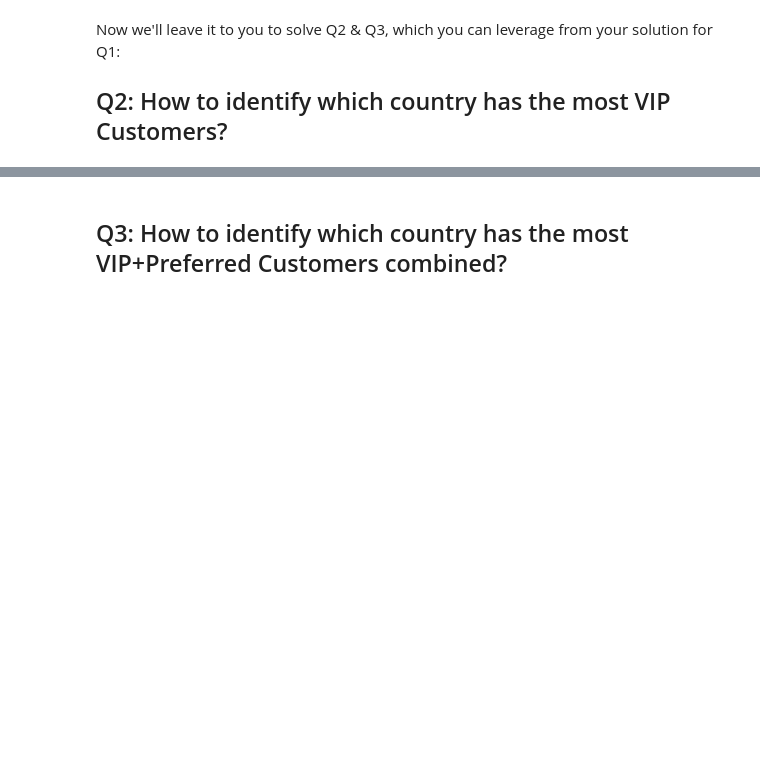
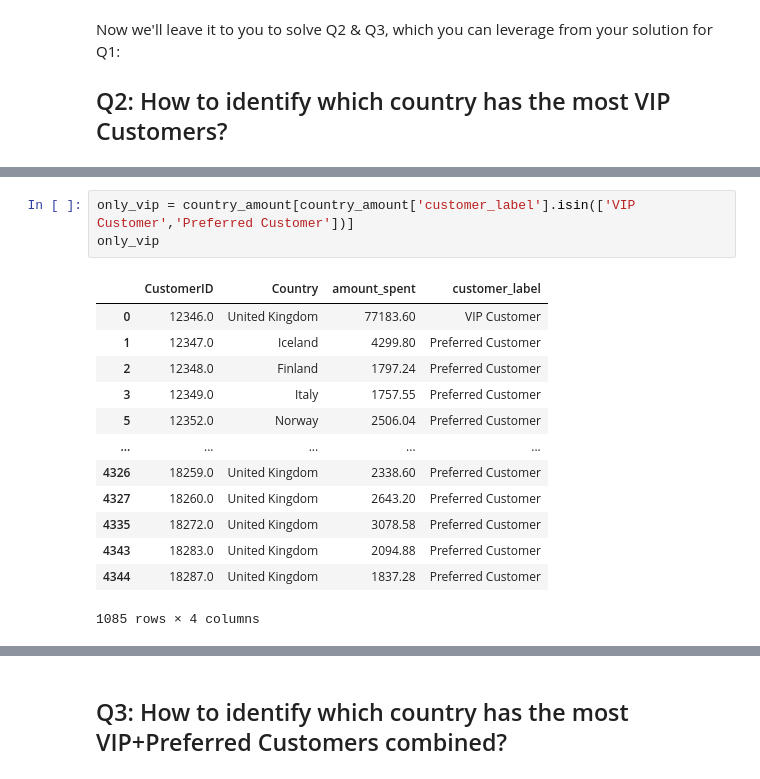
Before and after one commit to Alexej2022/lab-dataframe-calculations, a Jupyter notebook: your-code/challenge-3.ipynb, the cells around one changed output, grey strips where cells are left out. Cells and saved outputs as stored; diff of their text form; blank space fills up the shorter version.

```diff
--- a/your-code/challenge-3.ipynb
+++ b/your-code/challenge-3.ipynb
@@ -61,0 +161,17 @@ Now we'll leave it to you to solve Q2 & Q3, which you can leverage from your sol
+# %%
+only_vip = country_amount[country_amount['customer_label'].isin(['VIP Customer','Preferred Customer'])]
+only_vip
+# %% [output]
+|  | CustomerID | Country | amount_spent | customer_label |
+| 0 | 12346.0 | United Kingdom | 77183.60 | VIP Customer |
+| 1 | 12347.0 | Iceland | 4299.80 | Preferred Customer |
+| 2 | 12348.0 | Finland | 1797.24 | Preferred Customer |
+| 3 | 12349.0 | Italy | 1757.55 | Preferred Customer |
+| 5 | 12352.0 | Norway | 2506.04 | Preferred Customer |
+| ... | ... | ... | ... | ... |
+| 4326 | 18259.0 | United Kingdom | 2338.60 | Preferred Customer |
+| 4327 | 18260.0 | United Kingdom | 2643.20 | Preferred Customer |
+| 4335 | 18272.0 | United Kingdom | 3078.58 | Preferred Customer |
+| 4343 | 18283.0 | United Kingdom | 2094.88 | Preferred Customer |
+| 4344 | 18287.0 | United Kingdom | 1837.28 | Preferred Customer |
+1085 rows × 4 columns
```
Also changed, not shown: parts of 16 cells of this notebook, 1 other file.
